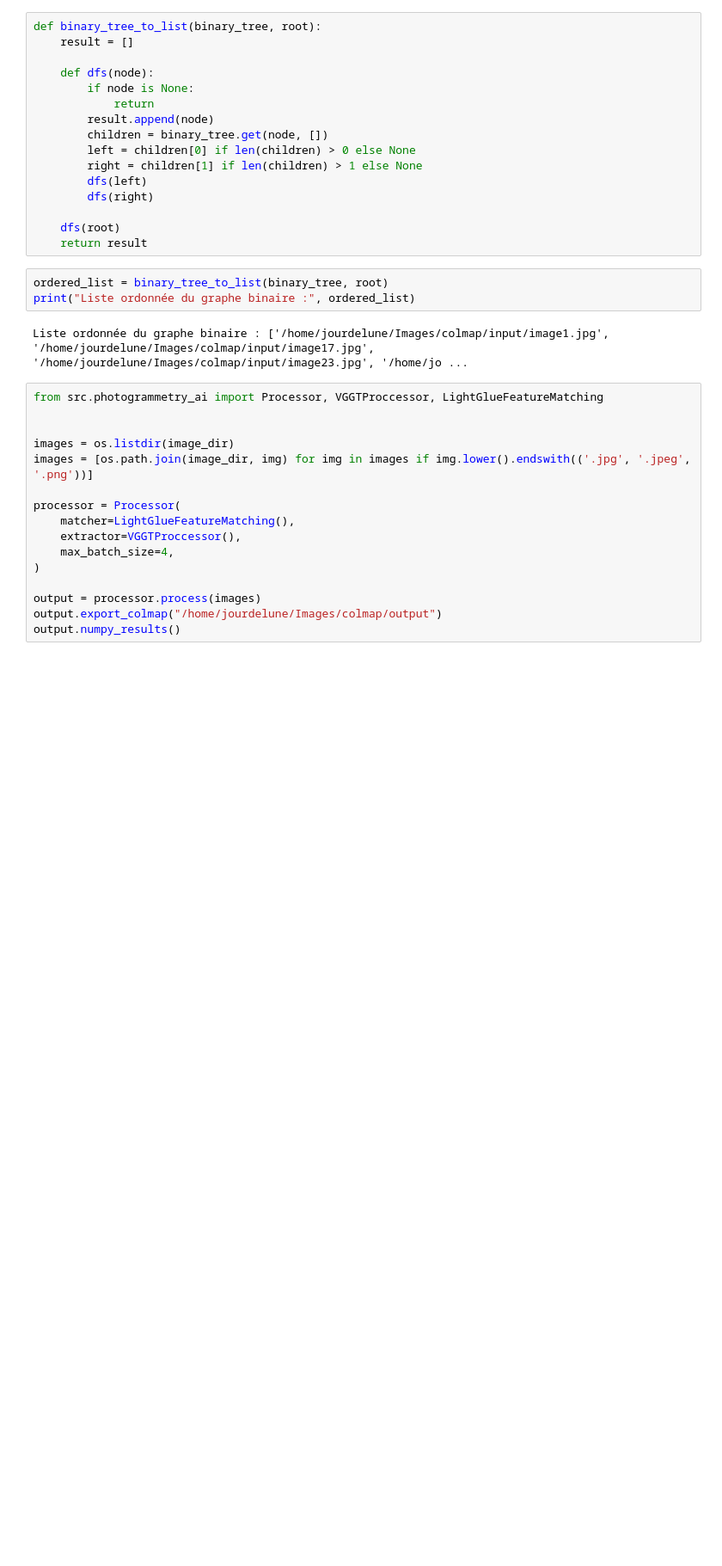
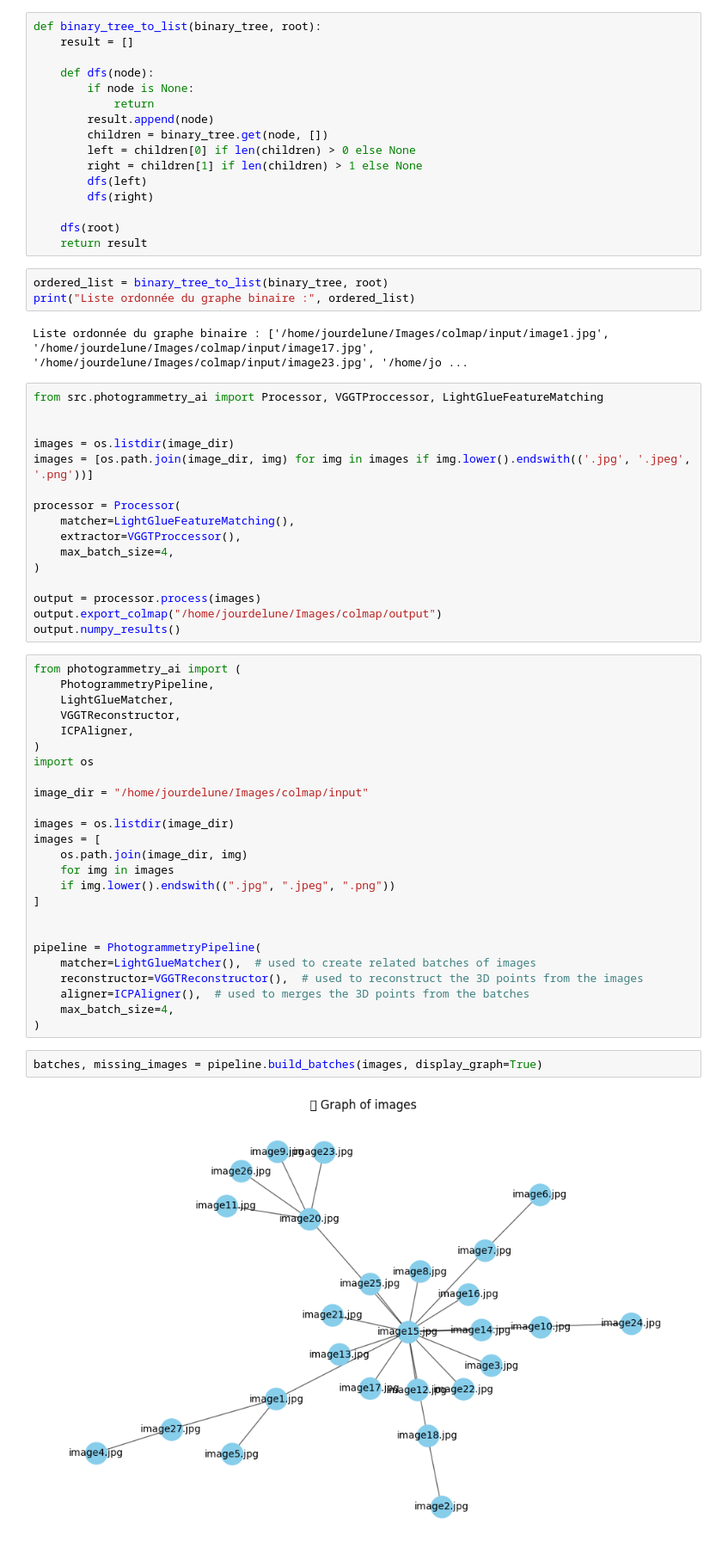
Before and after one commit to Jourdelune/photogrammetry_ai, a Jupyter notebook: test2.ipynb, the cells around one changed output. Shown: that part at 86% size. Cells and saved outputs as stored; diff of their text form; blank space fills up the shorter version.

```diff
--- a/test2.ipynb
+++ b/test2.ipynb
@@ -219,3 +219,32 @@ processor = Processor(
 output = processor.process(images)
 output.export_colmap("/home/jourdelune/Images/colmap/output")
 output.numpy_results()
+# %%
+from photogrammetry_ai import (
+    PhotogrammetryPipeline,
+    LightGlueMatcher,
+    VGGTReconstructor,
+    ICPAligner,
+)
+import os
+
+image_dir = "/home/jourdelune/Images/colmap/input"
+
+images = os.listdir(image_dir)
+images = [
+    os.path.join(image_dir, img)
+    for img in images
+    if img.lower().endswith((".jpg", ".jpeg", ".png"))
+]
+
+
+pipeline = PhotogrammetryPipeline(
+    matcher=LightGlueMatcher(),  # used to create related batches of images
+    reconstructor=VGGTReconstructor(),  # used to reconstruct the 3D points from the images
+    aligner=ICPAligner(),  # used to merges the 3D points from the batches
+    max_batch_size=4,
+)
+# %%
+batches, missing_images = pipeline.build_batches(images, display_graph=True)
+# %% [output]
+[figure, added]
```
Also changed, not shown: parts of 1 cell of this notebook, 2 other files.
